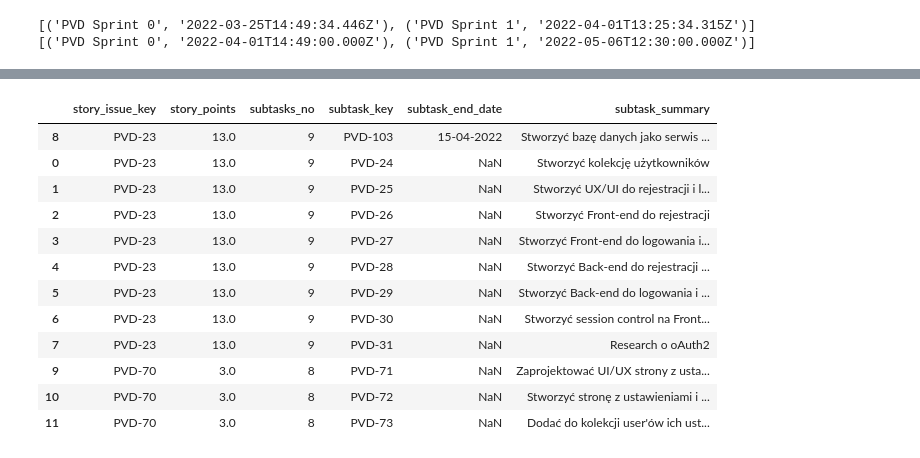
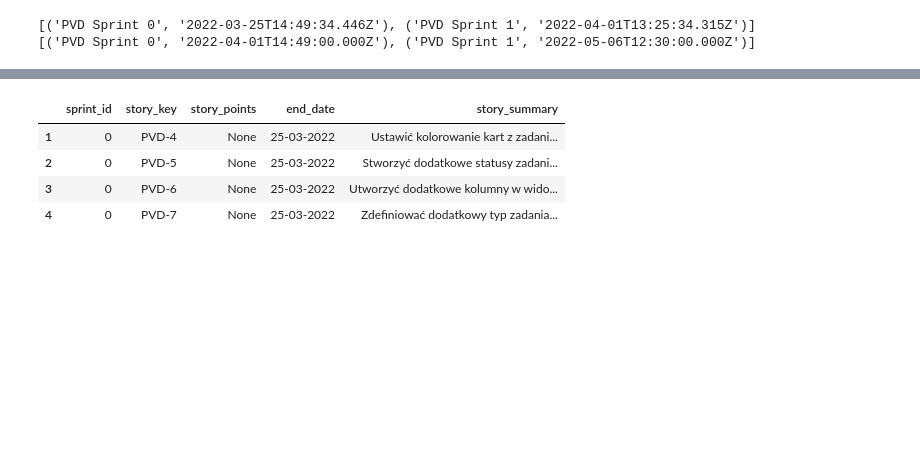
Before and after one commit to piotrkica/Minor-Projects, a Jupyter notebook: Jira_project_burndown/JIRA REST API.ipynb, the cells around one changed output, grey strips where cells are left out. Cells and saved outputs as stored; diff of their text form; code cells hidden in the pictures; blank space fills up the shorter version.

```diff
--- a/Jira_project_burndown/JIRA REST API.ipynb
+++ b/Jira_project_burndown/JIRA REST API.ipynb
@@ -40,13 +40,13 @@ print(sprints_end_dates)
 [('PVD Sprint 0', '2022-03-25T14:49:34.446Z'), ('PVD Sprint 1', '2022-04-01T13:25:34.315Z')]
 [('PVD Sprint 0', '2022-04-01T14:49:00.000Z'), ('PVD Sprint 1', '2022-05-06T12:30:00.000Z')]
 # %%
-def get_specific_sprint_issues(sprint_id=2):  # sprint zerowy to 1
+def get_sprint_issues(sprint_id=2):  # sprint zerowy to 1
     url = f"https://bugajski.atlassian.net/rest/agile/1.0/board/1/sprint/{sprint_id}/issue?maxResults=200"
     response = requests.request("GET", url, headers=headers, auth=auth)
     sprint_issues = json.loads(response.text)
 
     return sprint_issues
 
-sprint_issues = get_specific_sprint_issues()
+sprint_issues = get_sprint_issues()
 # pprint(sprint_issues)  # dict wszystkich issue w danym sprincie, uwaga spory
 # %%
@@ -60,4 +59,0 @@ stories_issues = get_stories_issues(sprint_issues)
-# %%
-url = "https://bugajski.atlassian.net/rest/api/2/issue/10084"
-response = requests.request("GET", url, headers=headers, auth=auth)
-resp = json.loads(response.text)#, sort_keys=True, indent=4, separators=(",", ": "))  #json.dumps(
@@ -151,17 +60,49 @@ df2['subtask_end_date'] = min_date + pd.to_timedelta(pd.np.random.randint(d,size
-# %%
-df.sort_values("subtask_end_date")[:12]
-# %% [output]
-|  | story_issue_key | story_points | subtasks_no | subtask_key | subtask_end_date | subtask_summary |
-| 8 | PVD-23 | 13.0 | 9 | PVD-103 | 15-04-2022 | Stworzyć bazę danych jako serwis ... |
-| 0 | PVD-23 | 13.0 | 9 | PVD-24 | NaN | Stworzyć kolekcję użytkowników |
-| 1 | PVD-23 | 13.0 | 9 | PVD-25 | NaN | Stworzyć UX/UI do rejestracji i l... |
-| 2 | PVD-23 | 13.0 | 9 | PVD-26 | NaN | Stworzyć Front-end do rejestracji |
-| 3 | PVD-23 | 13.0 | 9 | PVD-27 | NaN | Stworzyć Front-end do logowania i... |
-| 4 | PVD-23 | 13.0 | 9 | PVD-28 | NaN | Stworzyć Back-end do rejestracji ... |
-| 5 | PVD-23 | 13.0 | 9 | PVD-29 | NaN | Stworzyć Back-end do logowania i ... |
-| 6 | PVD-23 | 13.0 | 9 | PVD-30 | NaN | Stworzyć session control na Front... |
-| 7 | PVD-23 | 13.0 | 9 | PVD-31 | NaN | Research o oAuth2 |
-| 9 | PVD-70 | 3.0 | 8 | PVD-71 | NaN | Zaprojektować UI/UX strony z usta... |
-| 10 | PVD-70 | 3.0 | 8 | PVD-72 | NaN | Stworzyć stronę z ustawieniami i ... |
-| 11 | PVD-70 | 3.0 | 8 | PVD-73 | NaN | Dodać do kolekcji user'ów ich ust... |
+# %%
+def get_backlog_stories():
+    url = f"https://bugajski.atlassian.net/rest/agile/1.0/board/1/backlog?maxResults=200"
+    response = requests.request("GET", url, headers=headers, auth=auth)
+    backlog_issues = json.loads(response.text)
+
+    # get only story issues and check if it hasn't been completed becouse jira has moved sprint 0 issues to backlog for some reason
+    backlog_issues = [issue for issue in backlog_issues["issues"] if "customfield_10026" in issue["fields"] and not issue["fields"]["resolutiondate"]]
+    return backlog_issues
+
+backlog_issues = get_backlog_stories()
+# %%
+def get_summary_df():
+    df = pd.DataFrame([], columns=["sprint_id", "story_key", "story_points", "end_date", "story_summary"])
+    sprints = get_all_sprints_data()["values"]
+    sprint_ids = [sprint["id"] for sprint in sprints]
+    for sprint_id in sprint_ids:
+        sprint = get_sprint_issues(sprint_id)
+        stories = get_sprint_stories(sprint)
+        for story in stories:
+            story_key = story["key"]
+            story_points = story["fields"]["customfield_10026"]
+            end_date = story["fields"]["resolutiondate"]
+            if end_date:
+                end_date = pd.to_datetime(story["fields"]["resolutiondate"]).strftime('%d-%m-%Y')
+            story_summary = story["fields"]["summary"]
+            df.loc[df.shape[0]] = (sprint_id-1, story_key, story_points, end_date, story_summary)
+
+    backlog_stories = get_backlog_stories()
+    for story in backlog_issues:
+        story_key = story["key"]
+        story_points = story["fields"]["customfield_10026"]
+        end_date = story["fields"]["resolutiondate"]
+        if end_date:
+            end_date = pd.to_datetime(story["fields"]["resolutiondate"]).strftime('%d-%m-%Y')
+        story_summary = story["fields"]["summary"]
+        df.loc[df.shape[0]] = ("backlog", story_key, story_points, end_date, story_summary)
+
+    return df
+
+df = get_summary_df()
+df[1:5]
+# %% [output]
+|  | sprint_id | story_key | story_points | end_date | story_summary |
+| 1 | 0 | PVD-4 | None | 25-03-2022 | Ustawić kolorowanie kart z zadani... |
+| 2 | 0 | PVD-5 | None | 25-03-2022 | Stworzyć dodatkowe statusy zadani... |
+| 3 | 0 | PVD-6 | None | 25-03-2022 | Utworzyć dodatkowe kolumny w wido... |
+| 4 | 0 | PVD-7 | None | 25-03-2022 | Zdefiniować dodatkowy typ zadania... |
 # %%
```
Also changed, not shown: parts of 17 cells of this notebook.
